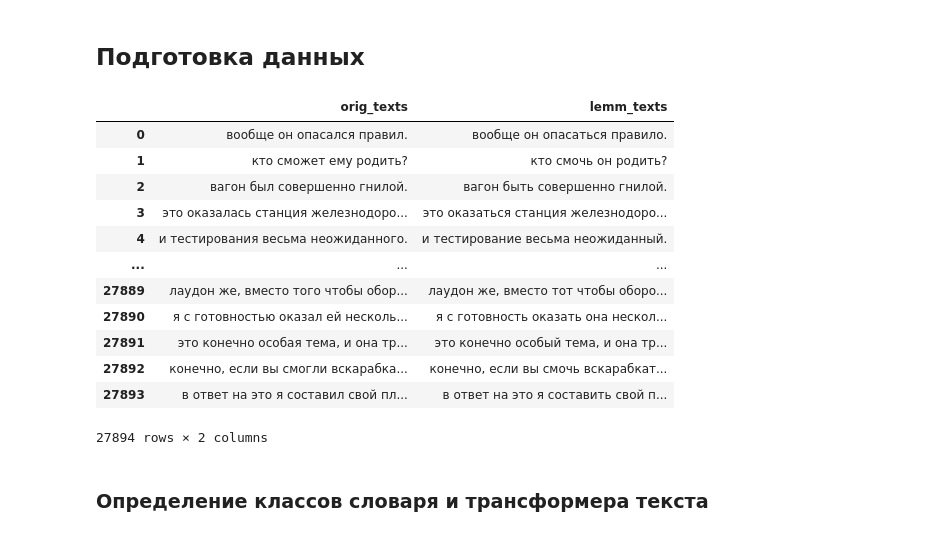
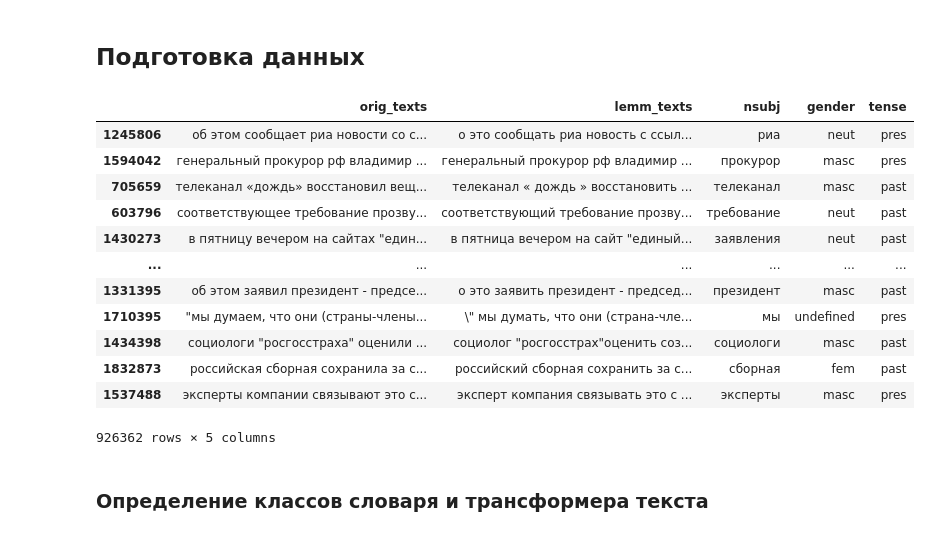
Before and after one commit to Klemma/ML_Project, a Jupyter notebook: seq2seq_attention.ipynb, the cells around one changed output. Saved outputs shown, nothing was run; the diff lists cells and outputs as text; code cells hidden in the pictures.

Commit message:
seq2seq с механизмом внимания с датасетом lenta

```diff
--- a/seq2seq_attention.ipynb
+++ b/seq2seq_attention.ipynb
@@ -24,23 +32,24 @@ RANDOM_STATE = 1
 # %% [markdown]
 ## Подготовка данных
 # %%
-df = pd.read_csv('../input/seq2seqdataset/dataset.csv')
+df = pd.read_csv('../data/lenta/dataset.csv')
-# %%
-df
-# %% [output]
-|  | orig_texts | lemm_texts |
-| 0 | вообще он опасался правил. | вообще он опасаться правило. |
-| 1 | кто сможет ему родить? | кто смочь он родить? |
-| 2 | вагон был совершенно гнилой. | вагон быть совершенно гнилой. |
-| 3 | это оказалась станция железнодоро... | это оказаться станция железнодоро... |
-| 4 | и тестирования весьма неожиданного. | и тестирование весьма неожиданный. |
-| ... | ... | ... |
-| 27889 | лаудон же, вместо того чтобы обор... | лаудон же, вместо тот чтобы оборо... |
-| 27890 | я с готовностью оказал ей несколь... | я с готовность оказать она нескол... |
-| 27891 | это конечно особая тема, и она тр... | это конечно особый тема, и она тр... |
-| 27892 | конечно, если вы смогли вскарабка... | конечно, если вы смочь вскарабкат... |
-| 27893 | в ответ на это я составил свой пл... | в ответ на это я составить свой п... |
-27894 rows × 2 columns
+# %%
+df = df.sample(frac=0.5, random_state=RANDOM_STATE)
+df
+# %% [output]
+|  | orig_texts | lemm_texts | nsubj | gender | tense |
+| 1245806 | об этом сообщает риа новости со с... | о это сообщать риа новость с ссыл... | риа | neut | pres |
+| 1594042 | генеральный прокурор рф владимир ... | генеральный прокурор рф владимир ... | прокурор | masc | pres |
+| 705659 | телеканал «дождь» восстановил вещ... | телеканал « дождь » восстановить ... | телеканал | masc | past |
+| 603796 | соответствующее требование прозву... | соответствующий требование прозву... | требование | neut | past |
+| 1430273 | в пятницу вечером на сайтах "един... | в пятница вечером на сайт "единый... | заявления | neut | past |
+| ... | ... | ... | ... | ... | ... |
+| 1331395 | об этом заявил президент - предсе... | о это заявить президент - председ... | президент | masc | past |
+| 1710395 | "мы думаем, что они (страны-члены... | \" мы думать, что они (страна-чле... | мы | undefined | pres |
+| 1434398 | социологи "росгосстраха" оценили ... | социолог "росгосстрах"оценить соз... | социологи | masc | past |
+| 1832873 | российская сборная сохранила за с... | российский сборная сохранить за с... | сборная | fem | past |
+| 1537488 | эксперты компании связывают это с... | эксперт компания связывать это с ... | эксперты | masc | pres |
+926362 rows × 5 columns
 # %% [markdown]
 ### Определение классов словаря и трансформера текста
 # %%
```
Also changed, not shown: parts of 41 cells of this notebook.
